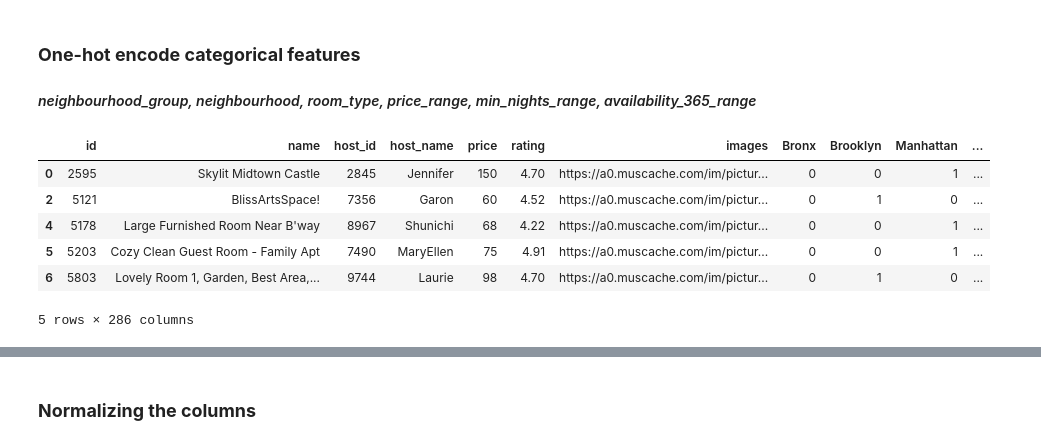
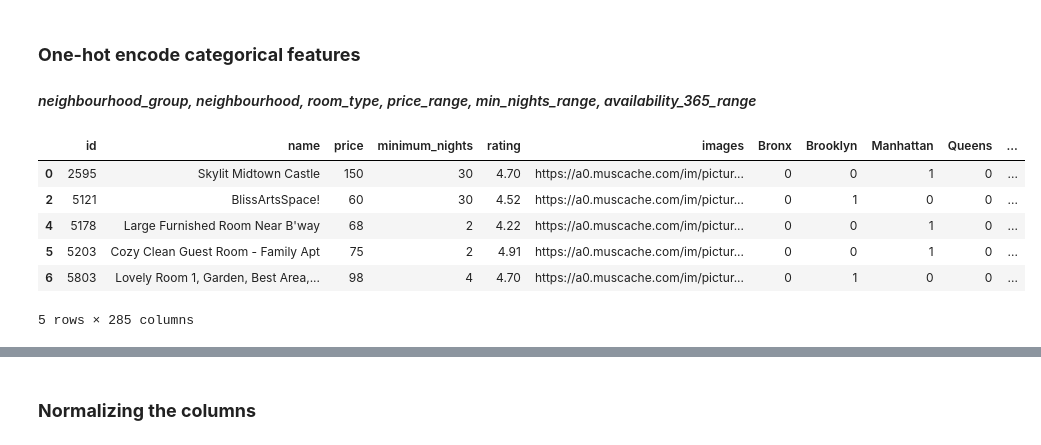
Before and after one commit to YoanGab/chatbot_and_recommendation_system, a Jupyter notebook: airbnb_recommendation_system.ipynb, the cells around one changed output, grey strips where cells are left out. Saved outputs shown, nothing was run; the diff lists cells and outputs as text; code cells hidden in the pictures.

```diff
--- a/airbnb_recommendation_system.ipynb
+++ b/airbnb_recommendation_system.ipynb
@@ -191,10 +201,11 @@ for feature in features_to_encode:
-# %%
-clean_data_encoded.head()
-# %% [output]
-|  | id | name | host_id | host_name | price | rating | images | Bronx | Brooklyn | Manhattan | ... |
-| 0 | 2595 | Skylit Midtown Castle | 2845 | Jennifer | 150 | 4.70 | https://a0.muscache.com/im/pictur... | 0 | 0 | 1 | ... |
-| 2 | 5121 | BlissArtsSpace! | 7356 | Garon | 60 | 4.52 | https://a0.muscache.com/im/pictur... | 0 | 1 | 0 | ... |
-| 4 | 5178 | Large Furnished Room Near B'way | 8967 | Shunichi | 68 | 4.22 | https://a0.muscache.com/im/pictur... | 0 | 0 | 1 | ... |
-| 5 | 5203 | Cozy Clean Guest Room - Family Apt | 7490 | MaryEllen | 75 | 4.91 | https://a0.muscache.com/im/pictur... | 0 | 0 | 1 | ... |
-| 6 | 5803 | Lovely Room 1, Garden, Best Area,... | 9744 | Laurie | 98 | 4.70 | https://a0.muscache.com/im/pictur... | 0 | 1 | 0 | ... |
-5 rows × 286 columns
+# %%
+# We obtain here the room profiles we are going to use for our recommendation and for creating our user profile.
+room_profiles.head()
+# %% [output]
+|  | id | name | price | minimum_nights | rating | images | Bronx | Brooklyn | Manhattan | Queens | ... |
+| 0 | 2595 | Skylit Midtown Castle | 150 | 30 | 4.70 | https://a0.muscache.com/im/pictur... | 0 | 0 | 1 | 0 | ... |
+| 2 | 5121 | BlissArtsSpace! | 60 | 30 | 4.52 | https://a0.muscache.com/im/pictur... | 0 | 1 | 0 | 0 | ... |
+| 4 | 5178 | Large Furnished Room Near B'way | 68 | 2 | 4.22 | https://a0.muscache.com/im/pictur... | 0 | 0 | 1 | 0 | ... |
+| 5 | 5203 | Cozy Clean Guest Room - Family Apt | 75 | 2 | 4.91 | https://a0.muscache.com/im/pictur... | 0 | 0 | 1 | 0 | ... |
+| 6 | 5803 | Lovely Room 1, Garden, Best Area,... | 98 | 4 | 4.70 | https://a0.muscache.com/im/pictur... | 0 | 1 | 0 | 0 | ... |
+5 rows × 285 columns
```
Also changed, not shown: parts of 23 cells of this notebook.
